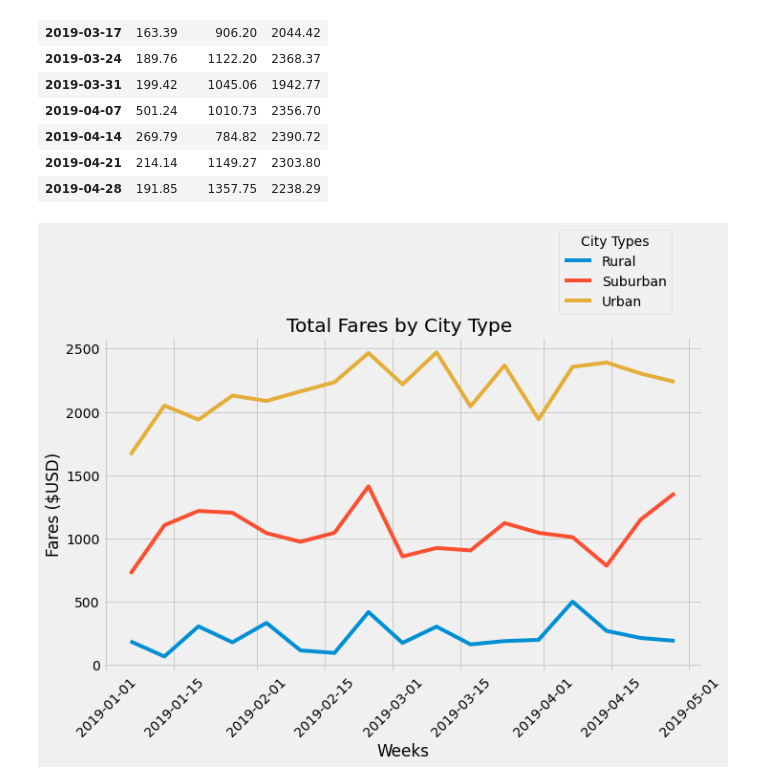
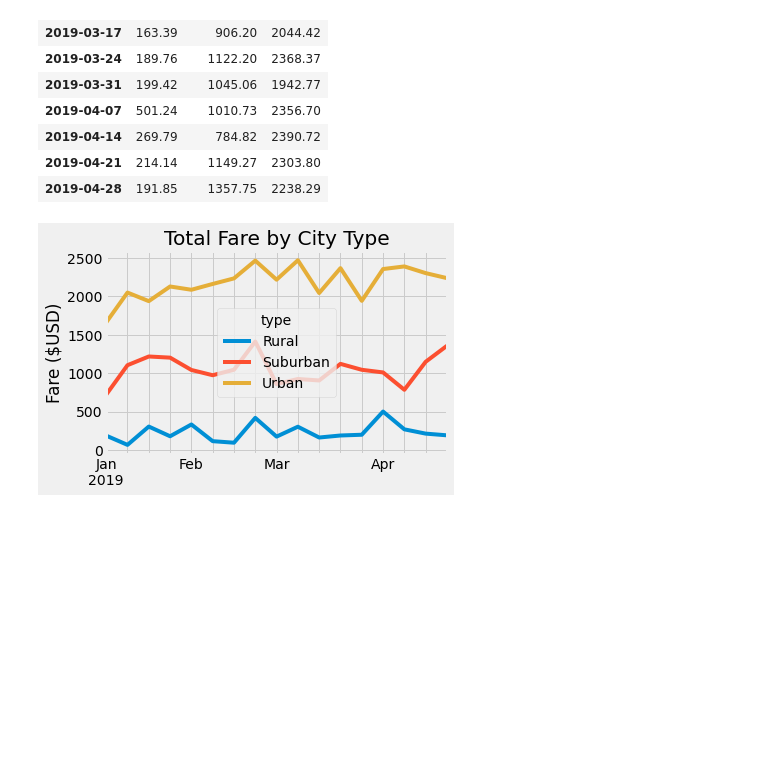
Before and after one commit to IrfanSayeed/PyBer_Analysis-1, a Jupyter notebook: PyBer_Challenge.ipynb, the cells around one changed output. Saved outputs shown, nothing was run; the diff lists cells and outputs as text; code cells hidden in the pictures; blank space fills up the shorter version.

```diff
--- a/PyBer_Challenge.ipynb
+++ b/PyBer_Challenge.ipynb
@@ -305,31 +306,28 @@ week_pivot_table
 # %%
 # 8. Using the object-oriented interface method, plot the resample DataFrame using the df.plot() function.
 
+
 # Import the style from Matplotlib.
 from matplotlib import style
+# Use the graph style fivethirtyeight.
+style.use('fivethirtyeight')
 from matplotlib.legend import Legend
+import numpy as np
+ax = week_pivot_table.plot(xticks=week_pivot_table.index, figsize=(12,4))
 
-# Use the graph style fivethirtyeight.
-plt.style.use('fivethirtyeight')
+# Set the x and y label
+ax.set_ylabel('Fare ($USD)')
+ax.set_xlabel(None)
 
 
-fig,ax=plt.subplots(figsize=(10,6))
-ax.plot(week_pivot_table)
+# Create a title.
+ax.set_title("Total Fare by City Type")
+plt.legend(loc='center', title='type')
 
-# Add a title
-ax.set_title("Total Fares by City Type ")
-
-#  Add a x- and y-axis label.
-ax.set_ylabel("Fares ($USD)")
-ax.set_xlabel("Weeks")
-plt.xticks(rotation=45)
-ax.legend(["Rural", "Suburban", "Urban"], bbox_to_anchor=(.75,1.05), title="City Types")
-
-
-#Save figure
+# Save Figure
 plt.savefig("analysis/PyBer_fare_summary.png")
 
-#Show figure
+# Show Figure
 plt.show()
 # %% [output]
-[figure, old version]
+[figure, new version]
```
Also changed, not shown: parts of 1 cell of this notebook.
